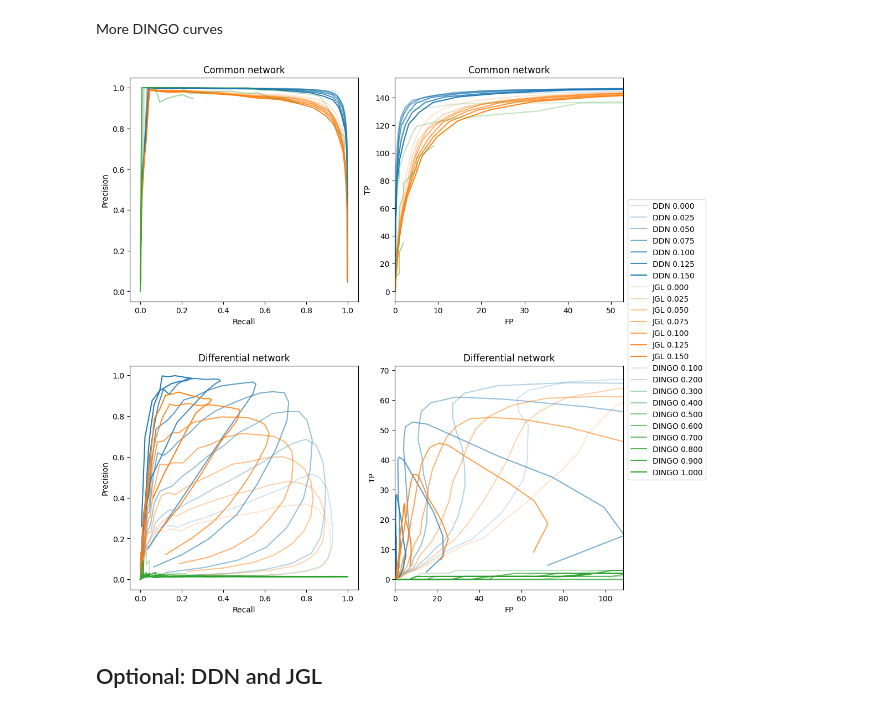
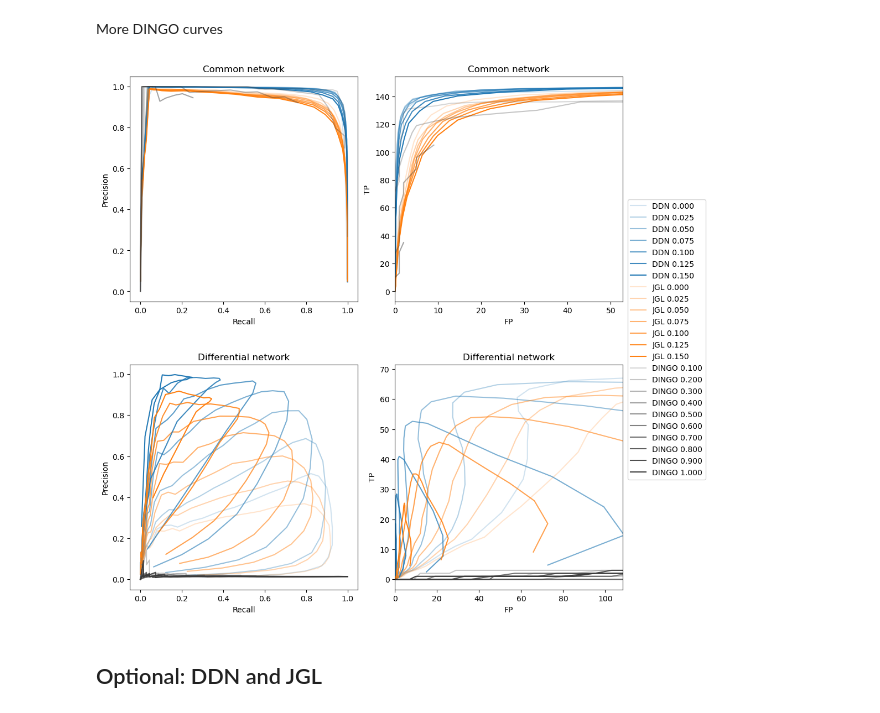
Before and after one commit to cbil-vt/DDN3_simulation, a Jupyter notebook: exp_step0_ddn_jgl_dingo.ipynb, the cells around one changed output. Cells and saved outputs as stored; diff of their text form; code cells hidden in the pictures.

```diff
--- a/exp_step0_ddn_jgl_dingo.ipynb
+++ b/exp_step0_ddn_jgl_dingo.ipynb
@@ -61,5 +83,13 @@ import plot_simulation
+# %%
+
+from ddn3_extra import plot_simulation, scan_r
+from cycler import cycler
+default_cycler = (cycler(color=["#1F77B4", "#FF7F0E", "#3A3A3A", "#5CCEB3"]))
+plt.rc('axes', prop_cycle=default_cycler)
+
+top_folder = "../../../x_output/ddn/"
 # %%
-dat_dir = "../output_simulation/ddn_jgl/l1_002-002-100_l2_000-0025-015/"
+dat_dir = top_folder + "ddn_jgl/l1_002-002-100_l2_000-0025-015/"
 # graph_type = "scale_free_1"
 graph_type = "random"
 res_name = "res_ddn_jgl_random_n_20_n-node_100_200p200_group_0"
@@ -69,7 +99,7 @@ res = temp['res']
 l1_lst = temp['l1_lst']
 l2_lst = temp['l2_lst']
 
-dingo_temp = np.load(f"../output_simulation/ddn_jgl_dingo/run0/dingo_random_0.npz")
+dingo_temp = np.load(f"{top_folder}/ddn_jgl_dingo/run0/dingo_random_0.npz")
 res_comm_dingo_auto = dingo_temp["comm_auto"]
 res_diff_dingo_auto = dingo_temp["diff_auto"]
 res_comm_dingo = dingo_temp["comm"]
@@ -99,26 +129,26 @@ More DINGO curves
 # %%
 fig, ax = plt.subplots(2, 2, figsize=(11, 10), layout="constrained")
 plot_simulation.plot_ddn_jgl_simple1(ax, res, l2_lst)
 
 for i in range(10):
     # print(i)
     alpha = 0.2 + 0.78 * i / (10 - 1)
-    plot_simulation.draw1(ax[0, 0], res_comm_dingo[i], 2, 4, label=f"DINGO {rho1_lst_dingo[i]:.3f}", color="tab:green", alpha=alpha)
-    plot_simulation.draw1(ax[0, 1], res_comm_dingo[i], 1, 0, color="tab:green", alpha=alpha)
-    plot_simulation.draw1(ax[1, 0], res_diff_dingo[i], 2, 4, color="tab:green", alpha=alpha)
-    plot_simulation.draw1(ax[1, 1], res_diff_dingo[i], 1, 0, color="tab:green", alpha=alpha)
+    plot_simulation.draw1(ax[0, 0], res_comm_dingo[i], 2, 4, label=f"DINGO {rho1_lst_dingo[i]:.3f}", color="#3A3A3A", alpha=alpha)
+    plot_simulation.draw1(ax[0, 1], res_comm_dingo[i], 1, 0, color="#3A3A3A", alpha=alpha)
+    plot_simulation.draw1(ax[1, 0], res_diff_dingo[i], 2, 4, color="#3A3A3A", alpha=alpha)
+    plot_simulation.draw1(ax[1, 1], res_diff_dingo[i], 1, 0, color="#3A3A3A", alpha=alpha)
 
 handles, labels = ax[0,0].get_legend_handles_labels()
 n_ddn_jgl_label = 14
 n_dingo_label = 10
 order = list(range(0, n_ddn_jgl_label, 2)) + list(range(1, n_ddn_jgl_label, 2)) + list(range(14,24))
 handles = [handles[i] for i in order]
 labels = [labels[i] for i in order]
 fig.legend(handles, labels, loc="outside right center")
 fig.get_layout_engine().set(hspace=0.1)
 fig.savefig("./figures/dingo_manual.png")
 # %% [output]
-[figure, old version]
+[figure, new version]
 # %% [markdown]
 ## Optional: DDN and JGL
 # %%
```
Also changed, not shown: parts of 7 cells of this notebook, 34 other files.
